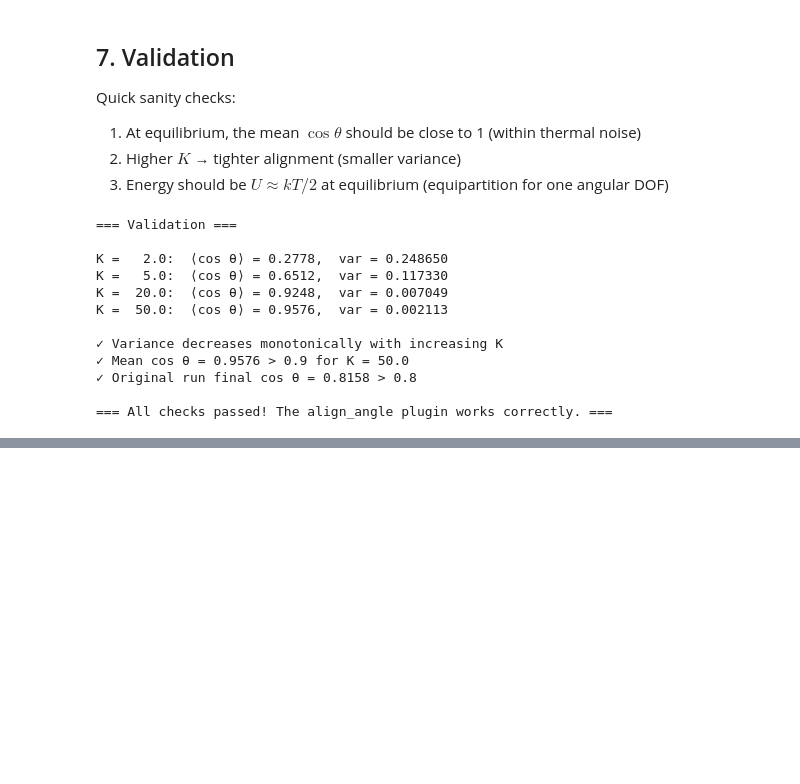
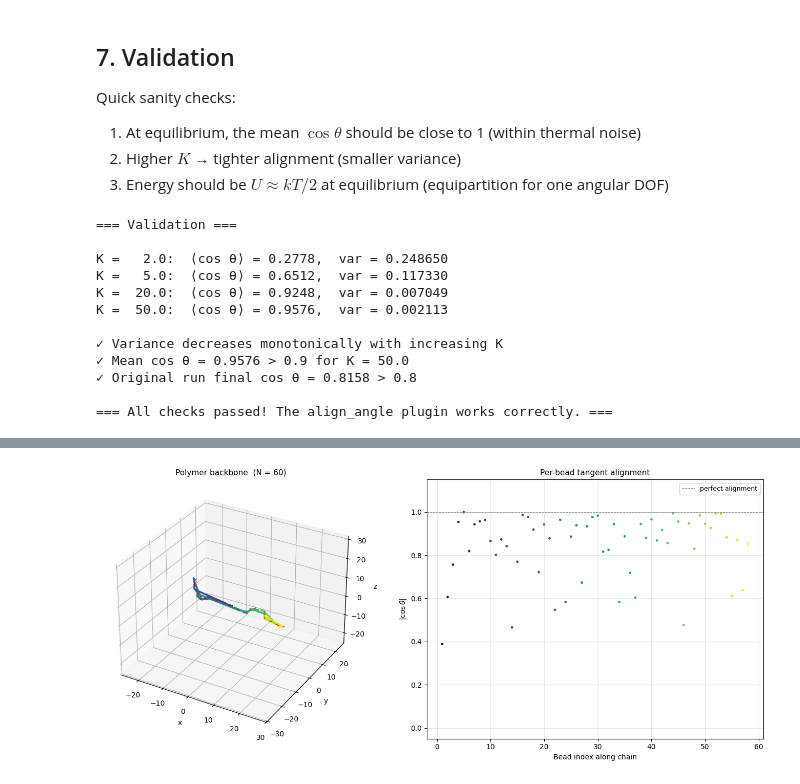
Before and after one commit to golobor/hoomd-align-angle, a Jupyter notebook: demo_align_angle.ipynb, the cells around one changed output, grey strips where cells are left out. Saved outputs shown, nothing was run; the diff lists cells and outputs as text; code cells hidden in the pictures; blank space fills up the shorter version.

```diff
--- a/demo_align_angle.ipynb
+++ b/demo_align_angle.ipynb
@@ -375,0 +537,81 @@ K =  50.0:  ⟨cos θ⟩ = 0.9576,  var = 0.002113
+# %%
+from mpl_toolkits.mplot3d import Axes3D  # noqa: F401
+from matplotlib.colors import Normalize
+import matplotlib.cm as cm
+
+# ── Grab final-frame data ──
+with poly_sim.state.cpu_local_snapshot as ss:
+    pos_final  = np.array(ss.particles.position[:])
+    quat_final = np.array(ss.particles.orientation[:])
+
+n_hats = np.array([quat_rotate(quat_final[i], e_x) for i in range(N_poly)])
+
+# ── Compute cos θ per bead (for internal beads only) ──
+cos_per_bead = np.full(N_poly, np.nan)
+for j in range(1, N_poly - 1):
+    d = pos_final[j + 1] - pos_final[j - 1]
+    dn = np.linalg.norm(d)
+    if dn > 1e-12:
+        cos_per_bead[j] = np.dot(n_hats[j], d / dn)
+
+# ── Figure ──
+fig = plt.figure(figsize=(14, 6))
+
+# ---- Left panel: 3D polymer with orientation arrows ----
+ax3d = fig.add_subplot(121, projection="3d")
+
+# Backbone as coloured line segments
+cmap = cm.viridis
+norm = Normalize(0, N_poly - 1)
+for i in range(N_poly - 1):
+    ax3d.plot(
+        pos_final[i : i + 2, 0],
+        pos_final[i : i + 2, 1],
+        pos_final[i : i + 2, 2],
+        color=cmap(norm(i)),
+        lw=2.5,
+        solid_capstyle="round",
+    )
+
+# Orientation arrows every few beads
+arrow_every = 3
+arrow_len = 1.2
+for i in range(0, N_poly, arrow_every):
+    p = pos_final[i]
+    nv = n_hats[i] * arrow_len
+    ax3d.quiver(
+        p[0], p[1], p[2], nv[0], nv[1], nv[2],
+        color="red", alpha=0.8, linewidth=1.2, arrow_length_ratio=0.25,
+    )
+
+ax3d.set_title(f"Polymer backbone  (N = {N_poly})", fontsize=11)
+ax3d.set_xlabel("x"); ax3d.set_ylabel("y"); ax3d.set_zlabel("z")
+
+# Equalise aspect ratio
+extents = pos_final.max(axis=0) - pos_final.min(axis=0)
+maxr = extents.max() / 2 * 1.3
+ctr = pos_final.mean(axis=0)
+ax3d.set_xlim(ctr[0] - maxr, ctr[0] + maxr)
+ax3d.set_ylim(ctr[1] - maxr, ctr[1] + maxr)
+ax3d.set_zlim(ctr[2] - maxr, ctr[2] + maxr)
+
+# ---- Right panel: |cos θ| along the chain ----
+ax_ct = fig.add_subplot(122)
+internal = np.arange(1, N_poly - 1)
+abs_ct = np.abs(cos_per_bead[1:-1])
+ax_ct.scatter(internal, abs_ct, s=12, c=internal, cmap="viridis", edgecolors="none")
+ax_ct.axhline(1.0, ls="--", color="gray", lw=0.8, label="perfect alignment")
+ax_ct.set_xlabel("Bead index along chain")
+ax_ct.set_ylabel(r"$|\cos\theta|$")
+ax_ct.set_title("Per-bead tangent alignment", fontsize=11)
+ax_ct.set_ylim(-0.05, 1.15)
+ax_ct.grid(alpha=0.3)
+ax_ct.legend(fontsize=9)
+
+plt.tight_layout()
+
+mean_abs_ct = np.nanmean(abs_ct)
+print(f"Mean |cos θ| = {mean_abs_ct:.4f}   (1.0 = perfectly tangent-aligned)")
+frac_good = np.nanmean(abs_ct > 0.9)
+print(f"Fraction of beads with |cos θ| > 0.9: {frac_good:.1%}")
+# %% [output]
@@ -375,0 +620 @@ K =  50.0:  ⟨cos θ⟩ = 0.9576,  var = 0.002113
+[figure, added]
```
Also changed, not shown: parts of 8 cells of this notebook.
